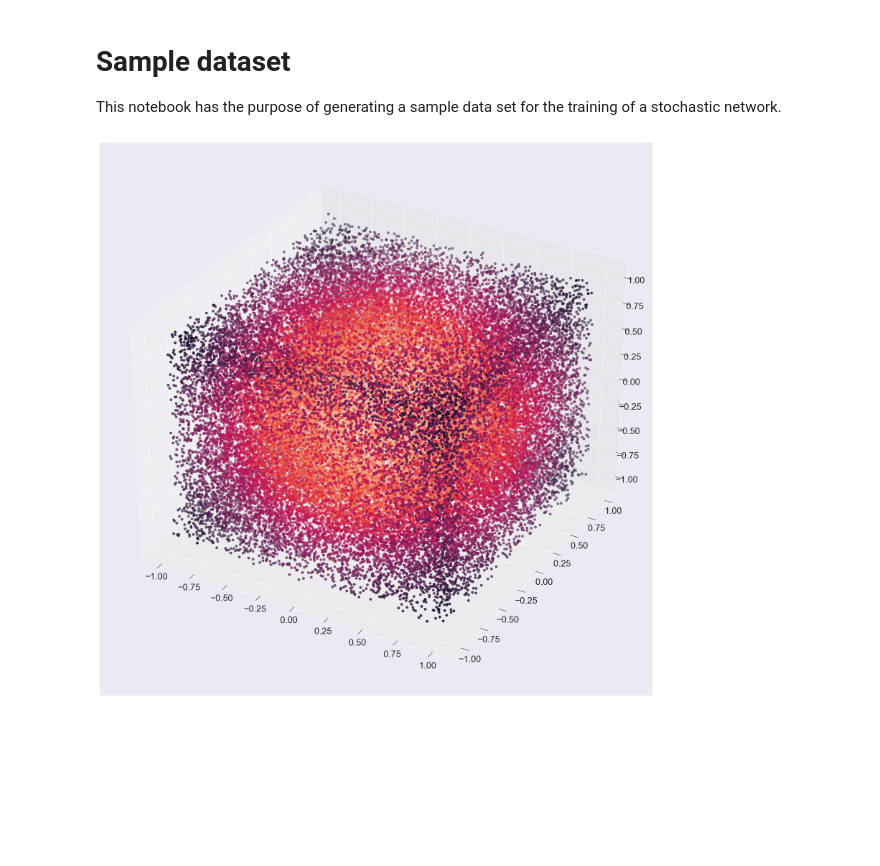
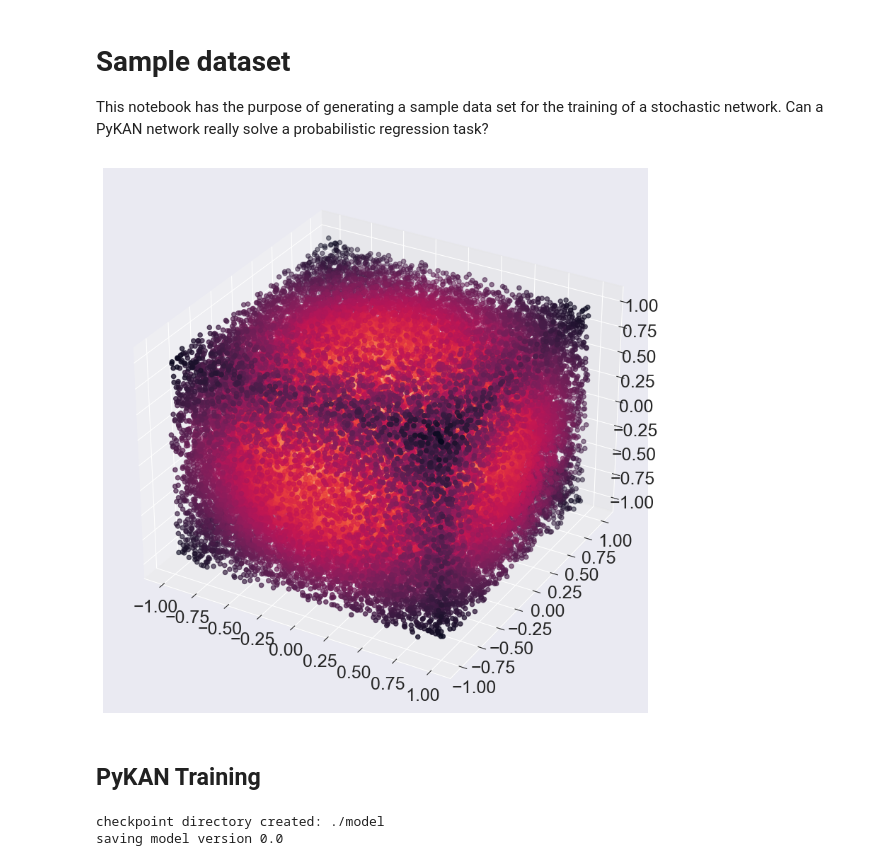
Before and after one commit to MrPio/PHM_North_America_2024_Challenge, a Jupyter notebook: 2-torque_target_probabilistic_regression/2.1-Synthetic_Dataset.ipynb, the cells around one changed output. Drawn from its saved outputs; the diff is of its cells as text; code cells hidden in the pictures; blank space fills up the shorter version.

```diff
--- a/2-torque_target_probabilistic_regression/2.1-Synthetic_Dataset.ipynb
+++ b/2-torque_target_probabilistic_regression/2.1-Synthetic_Dataset.ipynb
@@ -8,25 +11,28 @@ plt.rcParams.update({'font.size': 18})
 # %% [markdown]
 # Sample dataset
 This notebook has the purpose of generating a sample data set for the training of a stochastic network.
+Can a PyKAN network really solve a probabilistic regression task?
 # %%
+# 2s
 SAMPLES = 50_000
+np.random.seed(1)
 
 x1 = np.random.uniform(-1, 1, SAMPLES)
 x2 = np.random.uniform(-1, 1, SAMPLES)
 x3 = np.random.uniform(-1, 1, SAMPLES)
 
 mv_normal = multivariate_normal(mean=np.zeros(3), cov=np.eye(3))
 label = mv_normal.pdf(np.column_stack((x1, x2, x3)))
-
-data = {
-    'x1': x1,
-    'x2': x2,
-    'x3': x3,
-    'label': label,
-}
-df = pd.DataFrame(data)
-fig, ax = plt.subplots(subplot_kw={"projection": "3d"}, figsize=(20, 20))
+fig, ax = plt.subplots(subplot_kw={"projection": "3d"}, figsize=(10, 10))
 ax.scatter(x1, x2, x3, c=label)
-df.to_csv('../dataset/3d_normal_std.csv', index=False)
+df = pd.DataFrame(dict(x1=x1, x2=x2, x3=x3, label=label))
+# df.to_csv('../dataset/3d_normal_std.csv', index=False)
 # %% [output]
-[figure, old version]
+[figure, new version]
+# %% [markdown]
+## PyKAN Training
+# %%
+pyKAN: PHMNetwork = PyKAN([3, 1, 2], 'regression',device='cpu')
+# %% [output]
+checkpoint directory created: ./model
+saving model version 0.0
```
Also changed, not shown: parts of 4 cells of this notebook, 9 other files.
